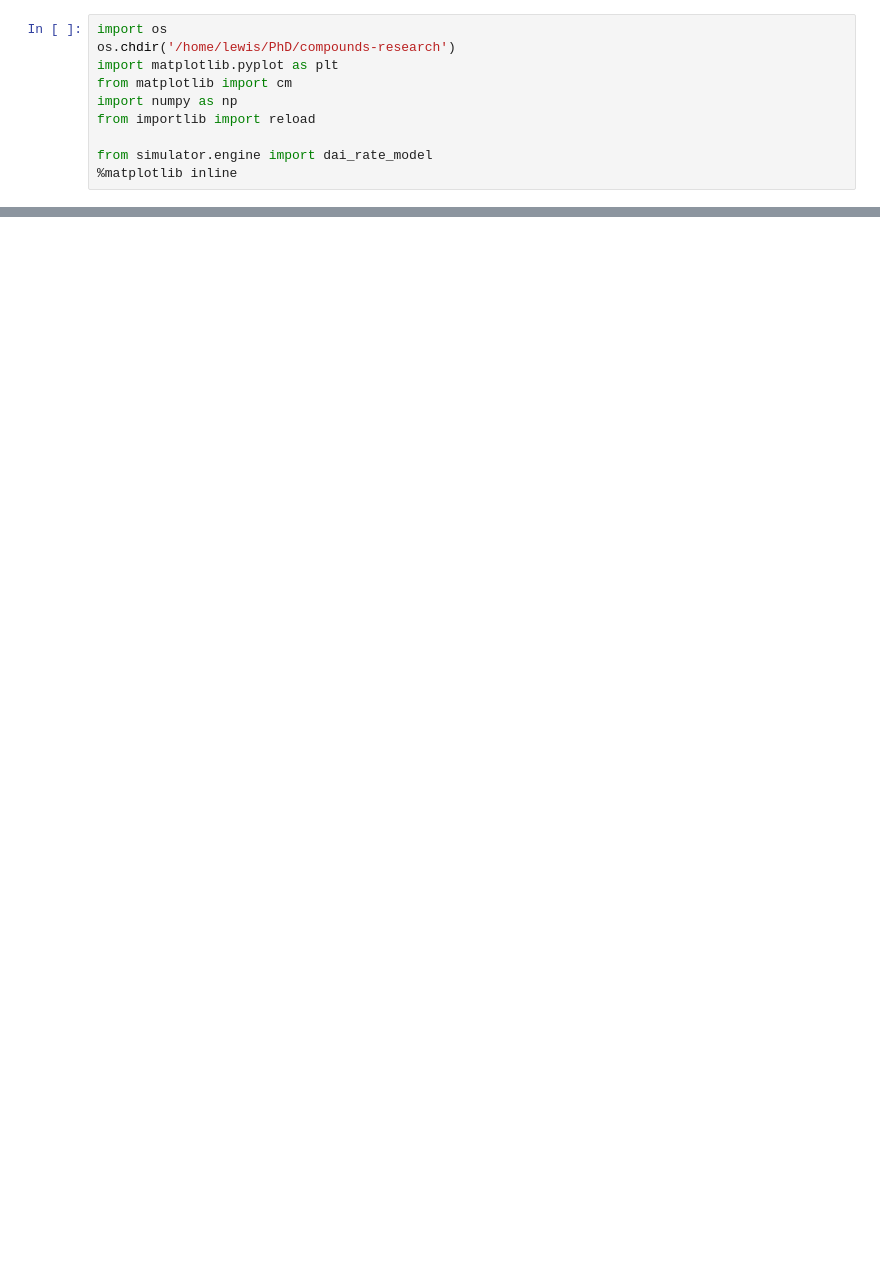
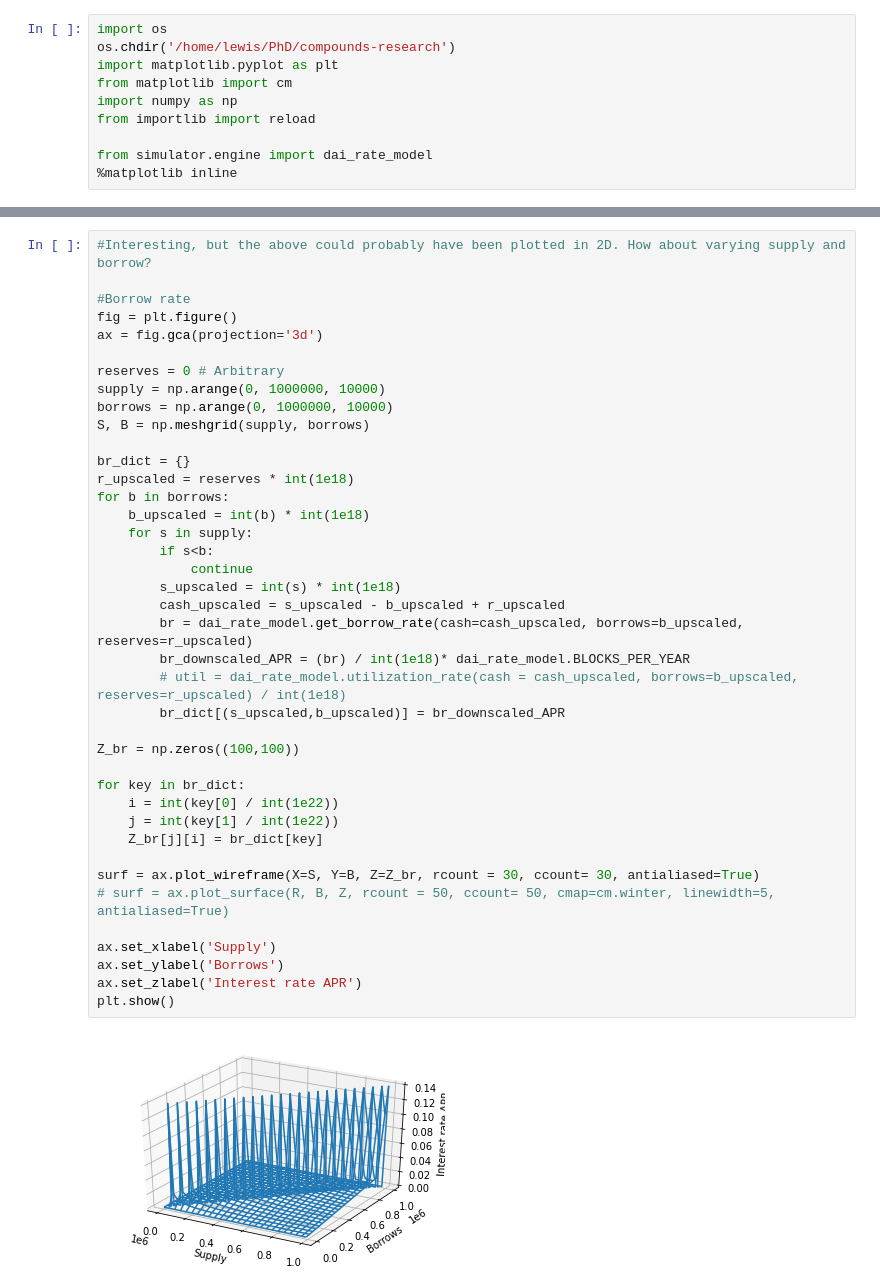
Before and after one commit to danhper/defi-plf-analysis, a Jupyter notebook: notebooks/compound/DAI_function.ipynb, the cells around one changed output, grey strips where cells are left out. Cells and saved outputs as stored; diff of their text form; blank space fills up the shorter version.

```diff
--- a/notebooks/compound/DAI_function.ipynb
+++ b/notebooks/compound/DAI_function.ipynb
@@ -104,0 +102,42 @@ plt.show()
+# %%
+#Interesting, but the above could probably have been plotted in 2D. How about varying supply and borrow?
+
+#Borrow rate
+fig = plt.figure()
+ax = fig.gca(projection='3d')
+
+reserves = 0 # Arbitrary
+supply = np.arange(0, 1000000, 10000)
+borrows = np.arange(0, 1000000, 10000)
+S, B = np.meshgrid(supply, borrows)
+
+br_dict = {}
+r_upscaled = reserves * int(1e18)
+for b in borrows:
+    b_upscaled = int(b) * int(1e18)
+    for s in supply:
+        if s<b:
+            continue
+        s_upscaled = int(s) * int(1e18)
+        cash_upscaled = s_upscaled - b_upscaled + r_upscaled
+        br = dai_rate_model.get_borrow_rate(cash=cash_upscaled, borrows=b_upscaled, reserves=r_upscaled)
+        br_downscaled_APR = (br) / int(1e18)* dai_rate_model.BLOCKS_PER_YEAR
+        # util = dai_rate_model.utilization_rate(cash = cash_upscaled, borrows=b_upscaled, reserves=r_upscaled) / int(1e18)
+        br_dict[(s_upscaled,b_upscaled)] = br_downscaled_APR
+
+Z_br = np.zeros((100,100))
+
+for key in br_dict:
+    i = int(key[0] / int(1e22))
+    j = int(key[1] / int(1e22))
+    Z_br[j][i] = br_dict[key]
+
+surf = ax.plot_wireframe(X=S, Y=B, Z=Z_br, rcount = 30, ccount= 30, antialiased=True)
+# surf = ax.plot_surface(R, B, Z, rcount = 50, ccount= 50, cmap=cm.winter, linewidth=5, antialiased=True)
+
+ax.set_xlabel('Supply')
+ax.set_ylabel('Borrows')
+ax.set_zlabel('Interest rate APR')
+plt.show()
+# %% [output]
+[figure, added]
```
Also changed, not shown: parts of 5 cells of this notebook.
